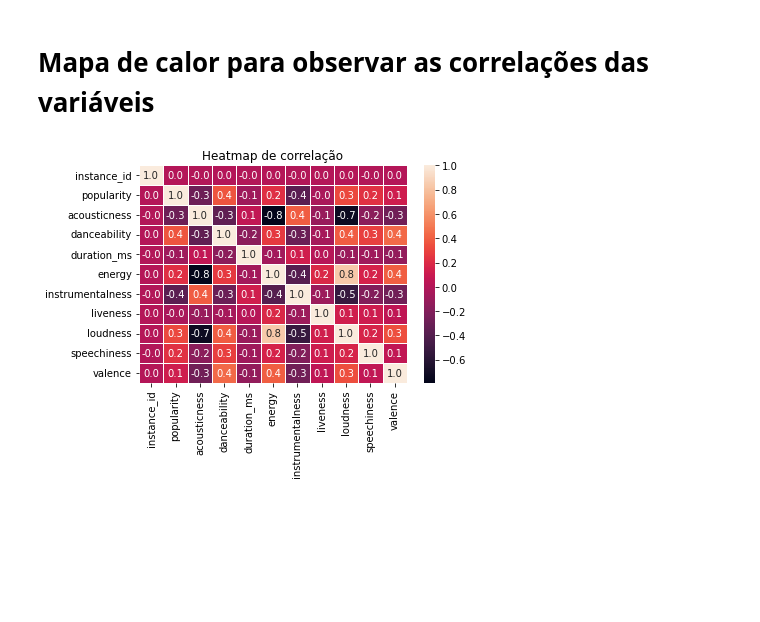
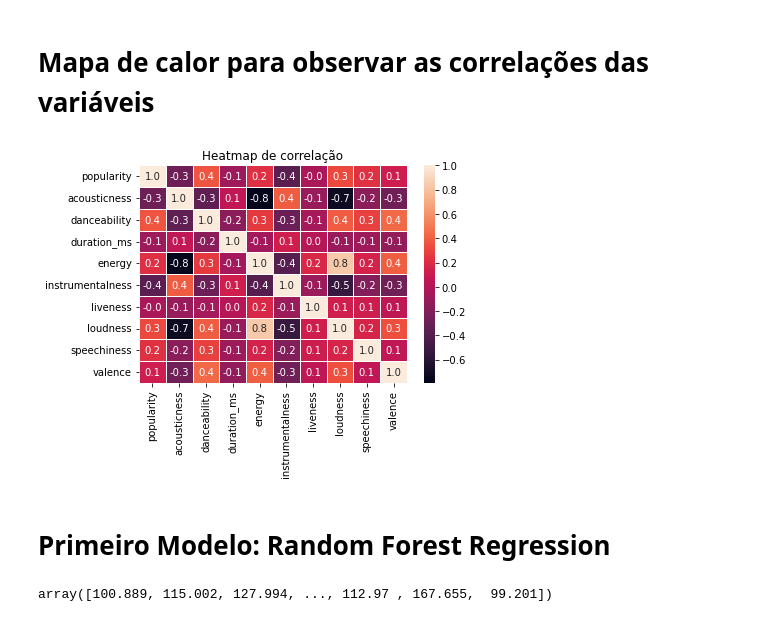
Before and after one commit to Gabriela321733/Projeto_2_Cdados, a Jupyter notebook: dados.ipynb, the cells around one changed output. Saved outputs shown, nothing was run; the diff lists cells and outputs as text; code cells hidden in the pictures; blank space fills up the shorter version.

Commit message:
MODELO FUNCIONANDO

```diff
--- a/dados.ipynb
+++ b/dados.ipynb
@@ -70,0 +60,13 @@ df.head()
+# %%
+df = pd.read_csv('music_genre.csv').drop(['obtained_date'], axis=1)
+
+df.drop(['artist_name', 'track_name', 'instance_id'], axis=1, inplace=True)
+df = df[df.tempo != '?'] # Por algum motivo tinham algumas linhas com uma "?" no lugar do tempo
+
+df.dropna(inplace=True)
+
+df['key'] = df['key'].astype('category')
+df['mode'] = df['mode'].astype('category')
+df['tempo'] = df['tempo'].astype('float')
+
+df.head()
@@ -212,8 +212,14 @@ df.boxplot(column=feature, by='music_genre');
 # %% [markdown]
 # Mapa de calor para observar as correlações das variáveis
 # %%
-heatmap = sn.heatmap(df.corr(), annot=True, fmt=".1f", linewidths=.6)
-heatmap.set_title('Heatmap de correlação')
+sn.heatmap(df.drop(columns=['instance_id']).corr(), annot=True, fmt=".1f", linewidths=.6)
+plt.title('Heatmap de correlação')
 plt.show()
 # %% [output]
-[figure, old version]
+[figure, new version]
+# %% [markdown]
+# **Primeiro Modelo:** Random Forest Regression
+# %%
+df['tempo'].unique()
+# %% [output]
+array([100.889, 115.002, 127.994, ..., 112.97 , 167.655,  99.201])
```
Also changed, not shown: parts of 13 cells of this notebook.
